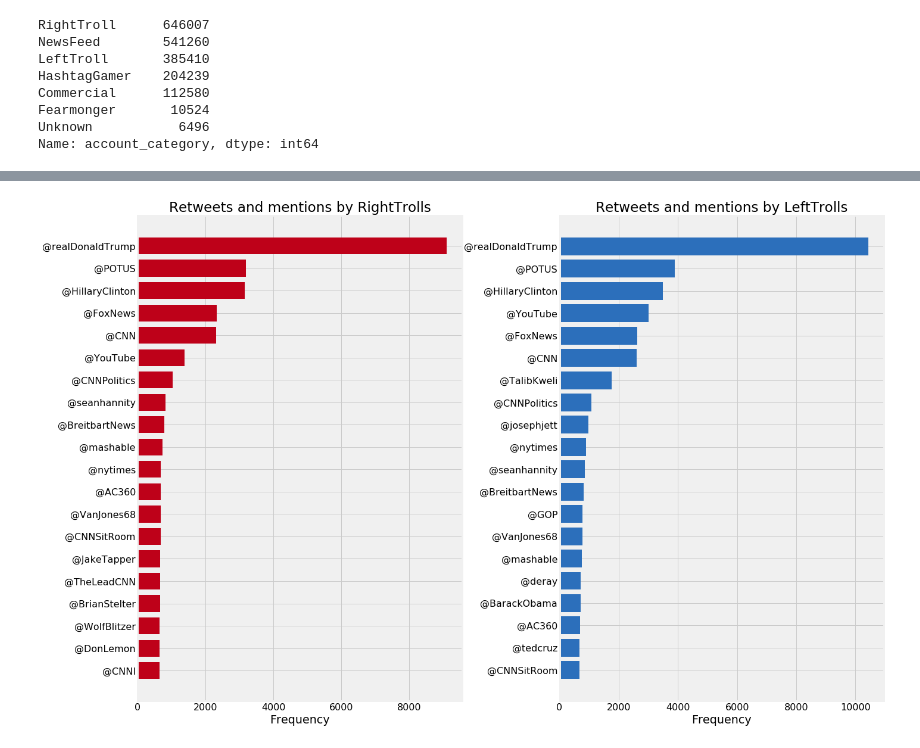
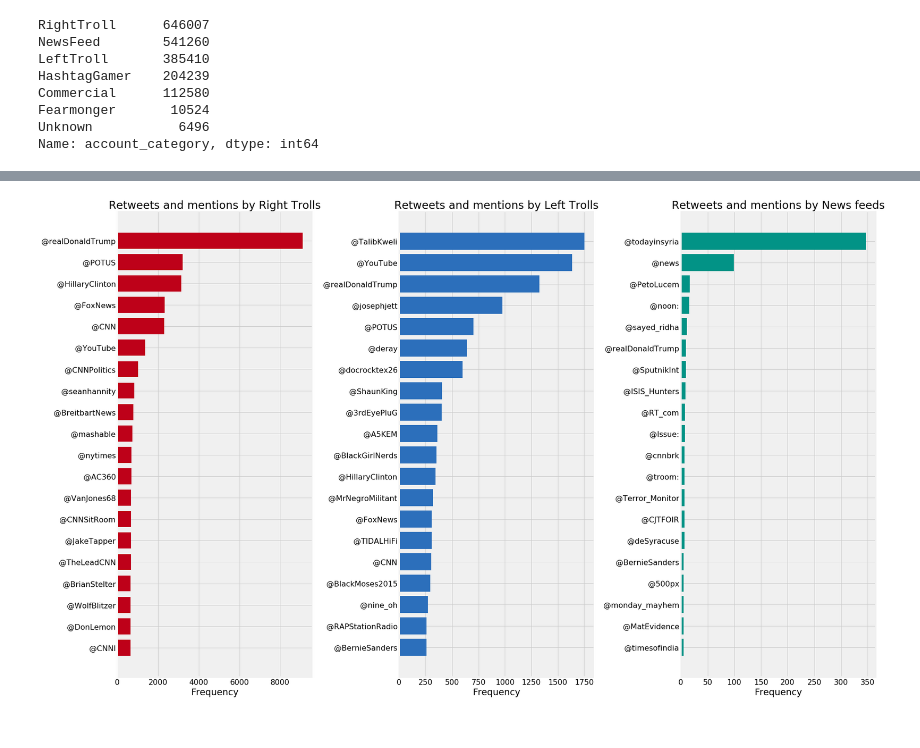
Before and after one commit to gcdunn/twitter-sockpuppet-nlp, a Jupyter notebook: Hashtag-Analysis-3.ipynb, the cells around one changed output, grey strips where cells are left out. Cells and saved outputs as stored; diff of their text form; code cells hidden in the pictures.

```diff
--- a/Hashtag-Analysis-3.ipynb
+++ b/Hashtag-Analysis-3.ipynb
@@ -34,7 +34,7 @@ Fearmonger       10524
 Unknown           6496
 Name: account_category, dtype: int64
 # %%
-targets = ['RightTroll', 'LeftTroll', 'Newsfeed']
+targets = ['RightTroll', 'LeftTroll', 'NewsFeed']
 subset = eng_tweets.loc[eng_tweets.account_category.isin(targets)]
 subset.head()
 # %% [output]
@@ -91,7 +91,7 @@ news_hashtag_freq = Counter(pd.Series(news_flattened_hashtags))
 # %%
 right_mentions_df = pd.DataFrame(subset.mentions[
-    (eng_tweets.mentions.apply(lambda mention_list: mention_list !=[])) &
-    (eng_tweets.account_category=='RightTroll')])
+    (subset.mentions.apply(lambda mention_list: mention_list !=[])) &
+    (subset.account_category=='RightTroll')])
 
 right_flattened_mentions = right_mentions_df.mentions.tolist()
 right_flattened_mentions = [item for sublist in right_flattened_mentions for item in sublist]
@@ -100,60 +100,61 @@ right_flattened_mentions = [item for item in right_flattened_mentions if item !=
 right_mention_freq = Counter(pd.Series(right_flattened_mentions))
 # %%
 left_mentions_df = pd.DataFrame(subset.mentions[
-    (eng_tweets.mentions.apply(lambda mention_list: mention_list !=[])) &
-    (eng_tweets.account_category=='LeftTroll')])
+    (subset.mentions.apply(lambda mention_list: mention_list !=[])) &
+    (subset.account_category=='LeftTroll')])
 
-left_flattened_mentions = mentions_df.mentions.tolist()
-left_flattened_mentions = [item for sublist in flattened_mentions for item in sublist]
-left_flattened_mentions = [item for item in flattened_mentions if item != '@']
+left_flattened_mentions = left_mentions_df.mentions.tolist()
+left_flattened_mentions = [item for sublist in left_flattened_mentions for item in sublist]
+left_flattened_mentions = [item for item in left_flattened_mentions if item != '@']
 
 left_mention_freq = Counter(pd.Series(left_flattened_mentions))
 # %%
 news_mentions_df = pd.DataFrame(subset.mentions[
-    (eng_tweets.mentions.apply(lambda mention_list: mention_list !=[])) &
-    (eng_tweets.account_category=='Newsfeed')])
+    (subset.mentions.apply(lambda mention_list: mention_list !=[])) &
+    (subset.account_category=='NewsFeed')])
 
-news_flattened_mentions = mentions_df.mentions.tolist()
-news_flattened_mentions = [item for sublist in flattened_mentions for item in sublist]
-news_flattened_mentions = [item for item in flattened_mentions if item != '@']
+news_flattened_mentions = news_mentions_df.mentions.tolist()
+news_flattened_mentions = [item for sublist in news_flattened_mentions for item in sublist]
+news_flattened_mentions = [item for item in news_flattened_mentions if item != '@']
 news_mention_freq = Counter(pd.Series(news_flattened_mentions))
 # %%
-fig = plt.figure(figsize=(20,15))
+fig = plt.figure(figsize=(25,15))
 bar_width = 0.75
 bar_space = 0.5
 
 plt.subplot(1,3,1)
 top20right = right_mention_freq.most_common(20)
 keys = [x[0] for x in top20right]
 vals = [x[1] for x in top20right]
 xpos = range(len(vals),0,-1)
 plt.barh(xpos, vals, bar_width, color='#be0119')
 plt.yticks(xpos,keys)
 plt.title('Retweets and mentions by Right Trolls')
 plt.xlabel('Frequency')
 
 plt.subplot(1,3,2)
 top20left = left_mention_freq.most_common(20)
 keys = [x[0] for x in top20left]
 vals = [x[1] for x in top20left]
 xpos = range(len(vals),0,-1)
 plt.barh(xpos, vals, color='#2c6fbb')
 plt.yticks(xpos,keys)
 plt.title('Retweets and mentions by Left Trolls')
 plt.xlabel('Frequency')
 
 plt.subplot(1,3,3)
 top20news = news_mention_freq.most_common(20)
 keys = [x[0] for x in top20news]
 vals = [x[1] for x in top20news]
 xpos = range(len(vals),0,-1)
-plt.barh(xpos, vals, color='#2c6fbb')
+plt.barh(xpos, vals, color='#029386')
 plt.yticks(xpos,keys)
-plt.title('Retweets and mentions by Newsfeeds')
+plt.title('Retweets and mentions by News feeds')
 plt.xlabel('Frequency')
 
 plt.subplots_adjust(wspace=0.3)
-plt.show()
+plt.tight_layout()
+plt.show();
 # %% [output]
-[figure, old version]
+[figure, new version]
 # %%
```
Also changed, not shown: parts of 19 cells of this notebook, 2 other files.
